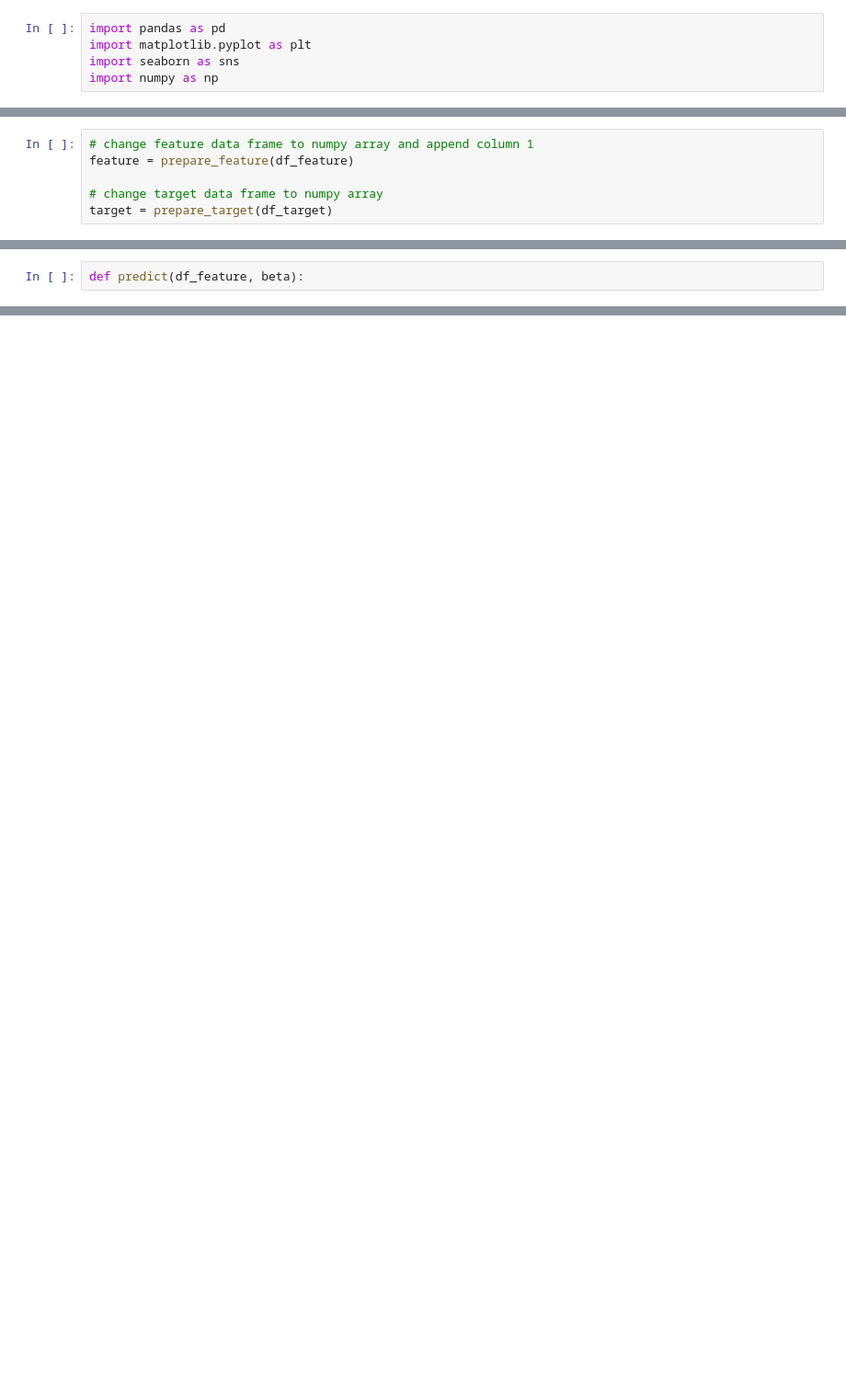
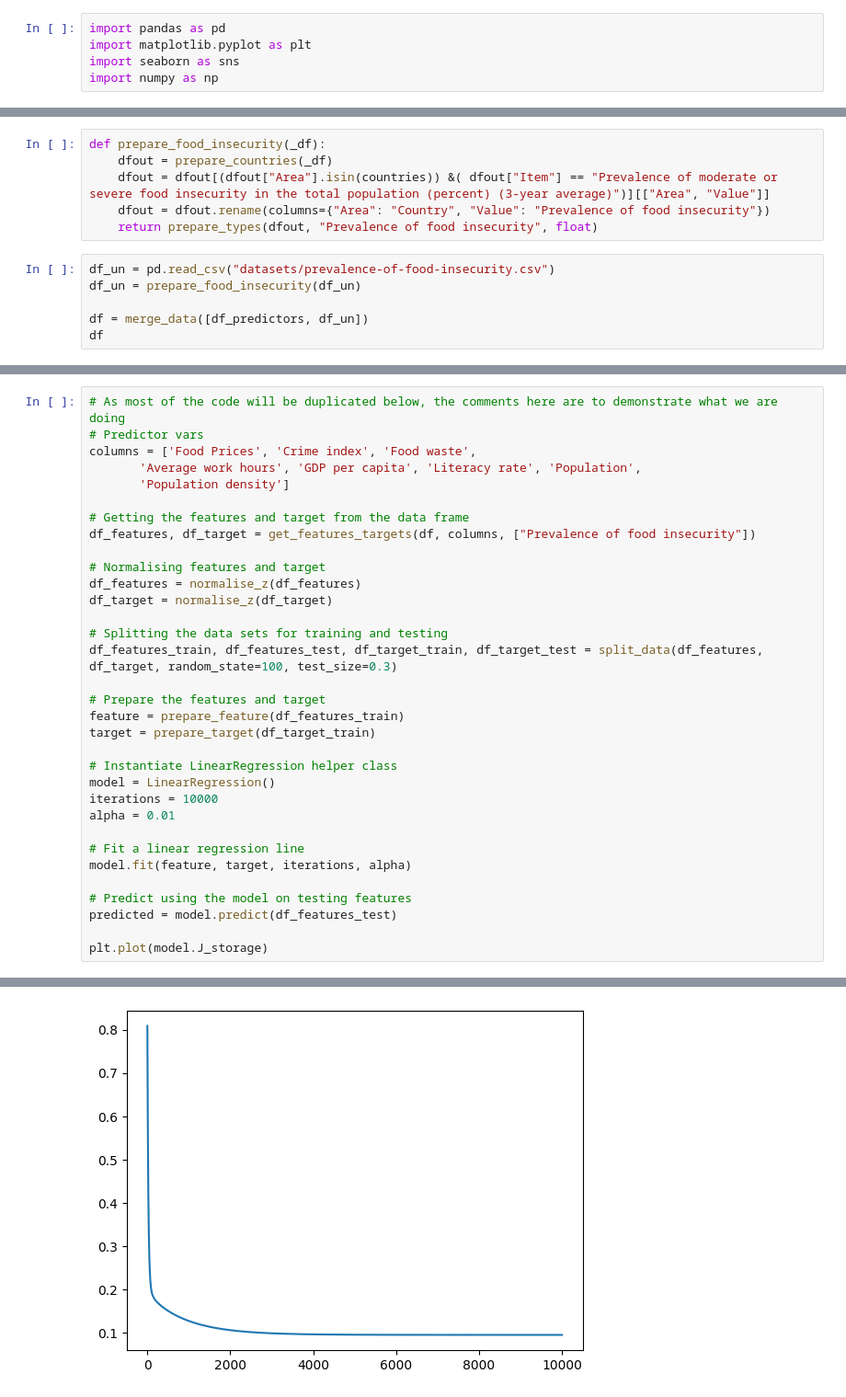
Before and after one commit to pyraxo/food-security-modelling, a Jupyter notebook: ddw-2d.ipynb, the cells around one changed output, grey strips where cells are left out. Shown at 92% size. Drawn from its saved outputs; the diff is of its cells as text; blank space fills up the shorter version.

```diff
--- a/ddw-2d.ipynb
+++ b/ddw-2d.ipynb
@@ -108,6 +77,0 @@ Create training and test data sets.
-# %%
-# change feature data frame to numpy array and append column 1
-feature = prepare_feature(df_feature)
-
-# change target data frame to numpy array
-target = prepare_target(df_target)
@@ -118,2 +77,0 @@ def predict_norm(X, beta):
-# %%
-def predict(df_feature, beta):
@@ -123,0 +257,12 @@ Improve your model.
+# %%
+def prepare_food_insecurity(_df):
+    dfout = prepare_countries(_df)
+    dfout = dfout[(dfout["Area"].isin(countries)) &( dfout["Item"] == "Prevalence of moderate or severe food insecurity in the total population (percent) (3-year average)")][["Area", "Value"]]
+    dfout = dfout.rename(columns={"Area": "Country", "Value": "Prevalence of food insecurity"})
+    return prepare_types(dfout, "Prevalence of food insecurity", float)
+# %%
+df_un = pd.read_csv("datasets/prevalence-of-food-insecurity.csv")
+df_un = prepare_food_insecurity(df_un)
+
+df = merge_data([df_predictors, df_un])
+df
@@ -123,0 +547,34 @@ Improve your model.
+# %%
+# As most of the code will be duplicated below, the comments here are to demonstrate what we are doing
+# Predictor vars
+columns = ['Food Prices', 'Crime index', 'Food waste',
+       'Average work hours', 'GDP per capita', 'Literacy rate', 'Population',
+       'Population density']
+
+# Getting the features and target from the data frame
+df_features, df_target = get_features_targets(df, columns, ["Prevalence of food insecurity"])
+
+# Normalising features and target
+df_features = normalise_z(df_features)
+df_target = normalise_z(df_target)
+
+# Splitting the data sets for training and testing
+df_features_train, df_features_test, df_target_train, df_target_test = split_data(df_features, df_target, random_state=100, test_size=0.3)
+
+# Prepare the features and target
+feature = prepare_feature(df_features_train)
+target = prepare_target(df_target_train)
+
+# Instantiate LinearRegression helper class
+model = LinearRegression()
+iterations = 10000
+alpha = 0.01
+
+# Fit a linear regression line
+model.fit(feature, target, iterations, alpha)
+
+# Predict using the model on testing features
+predicted = model.predict(df_features_test)
+
+plt.plot(model.J_storage)
+# %% [output]
@@ -123,0 +582 @@ Improve your model.
+[figure, added]
```
Also changed, not shown: parts of 82 cells of this notebook, 13 other files.
